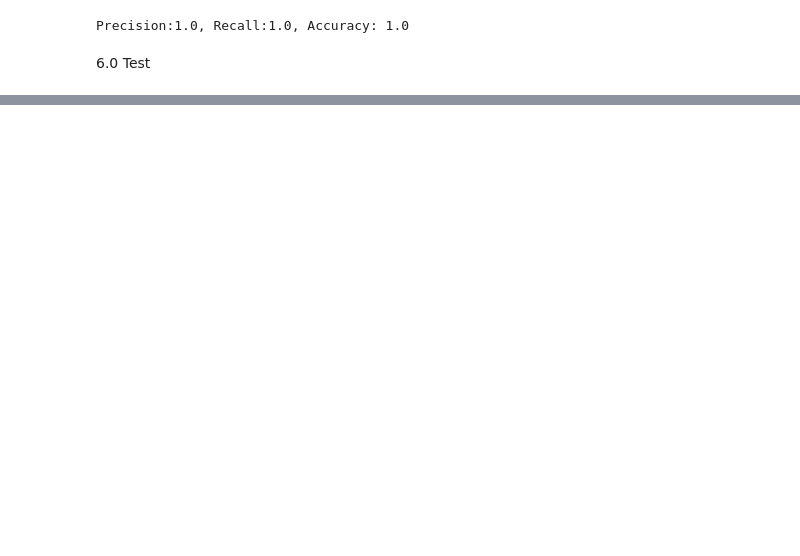
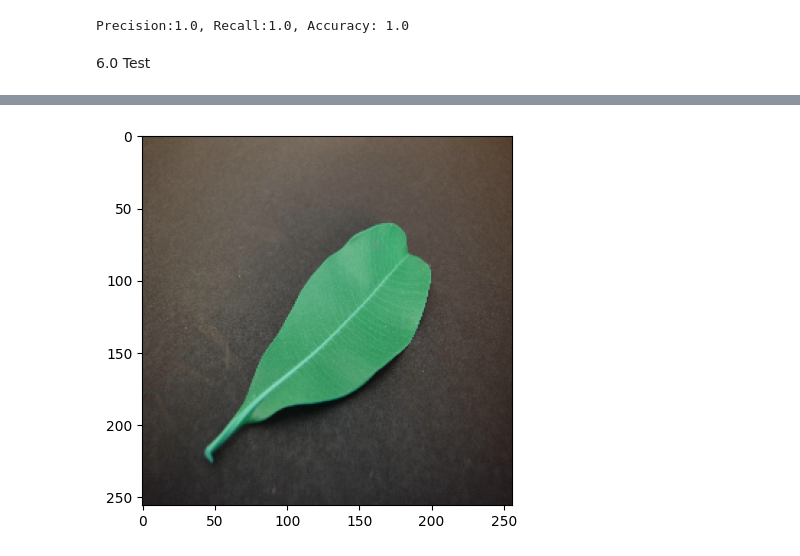
Before and after one commit to RoxieCardonax/Thesis, a Jupyter notebook: leafhealth.ipynb, the cells around one changed output, grey strips where cells are left out. Saved outputs shown, nothing was run; the diff lists cells and outputs as text; code cells hidden in the pictures; blank space fills up the shorter version.

```diff
--- a/leafhealth.ipynb
+++ b/leafhealth.ipynb
@@ -264,0 +274,6 @@ Precision:1.0, Recall:1.0, Accuracy: 1.0
+# %%
+resize = tf.image.resize(img, (256,256))
+plt.imshow(resize.numpy().astype(int))
+plt.show()
+# %% [output]
+[figure, added]
```
Also changed, not shown: parts of 17 cells of this notebook.
